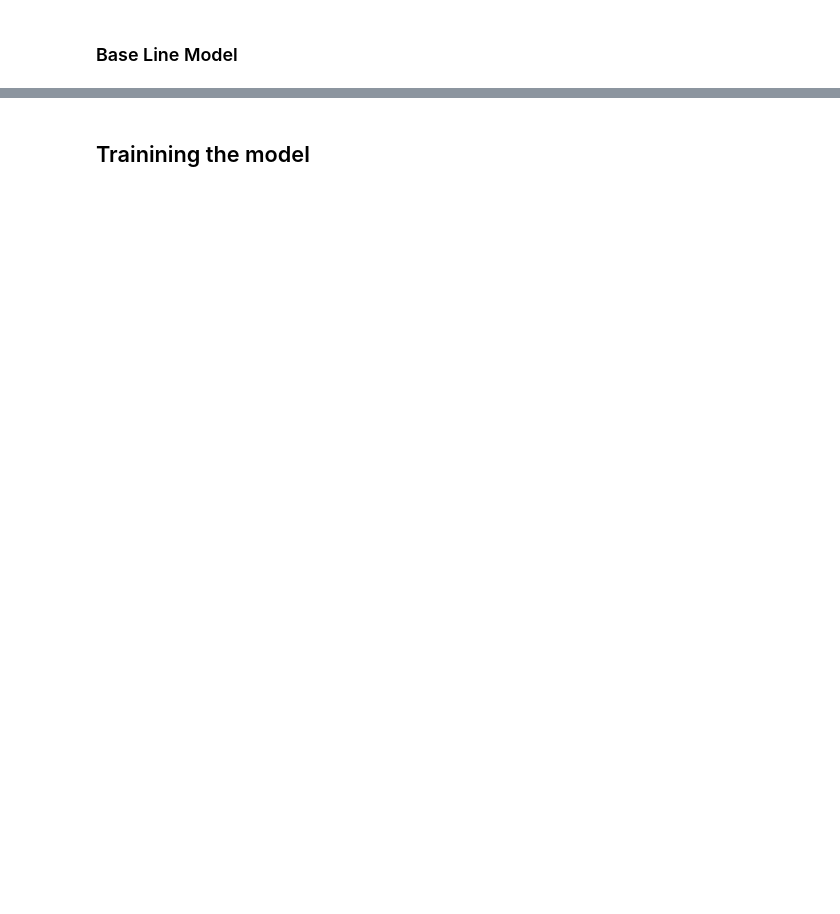
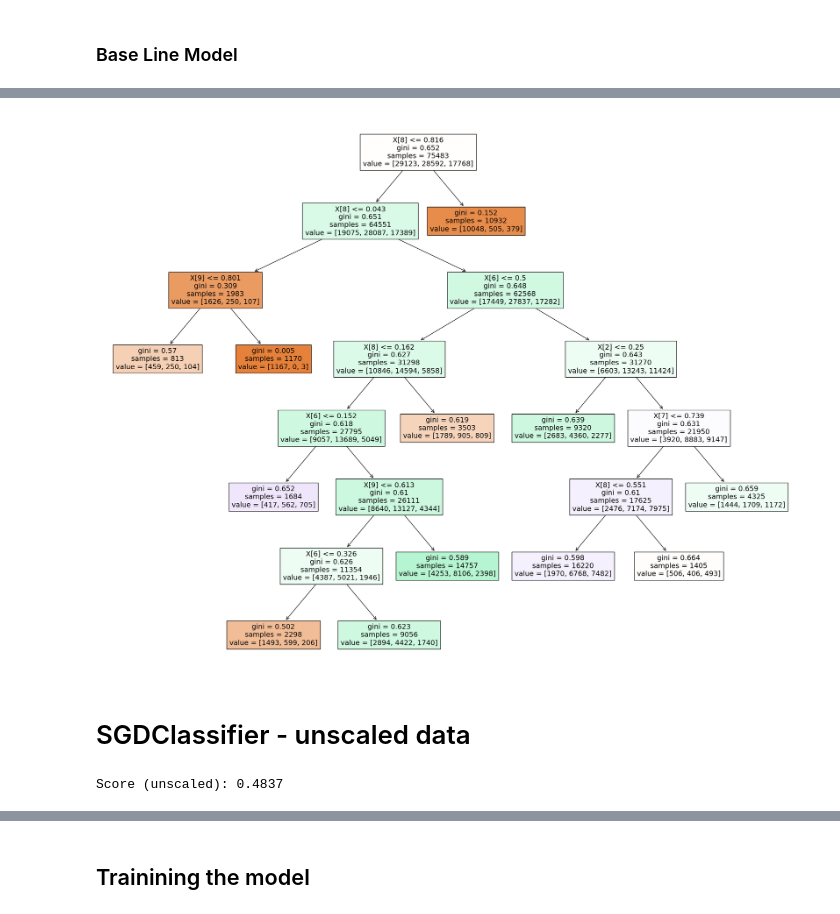
Before and after one commit to edierik/ml_project_flight_delay, a Jupyter notebook: EDA_Modeling_Flight_Delay.ipynb, the cells around one changed output, grey strips where cells are left out. Saved outputs shown, nothing was run; the diff lists cells and outputs as text; code cells hidden in the pictures; blank space fills up the shorter version.

```diff
--- a/EDA_Modeling_Flight_Delay.ipynb
+++ b/EDA_Modeling_Flight_Delay.ipynb
@@ -647,0 +1264,21 @@ sns.heatmap(cm, cmap='YlGnBu', annot=True, fmt='d', linewidths=.5);
+# %%
+
+
+fig = plt.figure(figsize=(25,20))
+dectree_plot = plot_tree(dec_tree_best, filled=True)
+
+# You can export the graphic with the following command
+# plt.savefig('decision_tree')
+# %% [output]
+[figure, added]
+# %% [markdown]
+# SGDClassifier - unscaled data
+# %%
+# Fit and evaluate model without hyperparameter tuning using cross validation and unscaled data
+sgd_classifier = SGDClassifier(random_state=RSEED)
+scores = cross_val_score(sgd_classifier, X_train, y_train, cv=5, n_jobs=-1)
+
+# Evaluation
+print('Score (unscaled):', round(scores.mean(), 4))
+# %% [output]
+Score (unscaled): 0.4837
```
Also changed, not shown: parts of 66 cells of this notebook.
